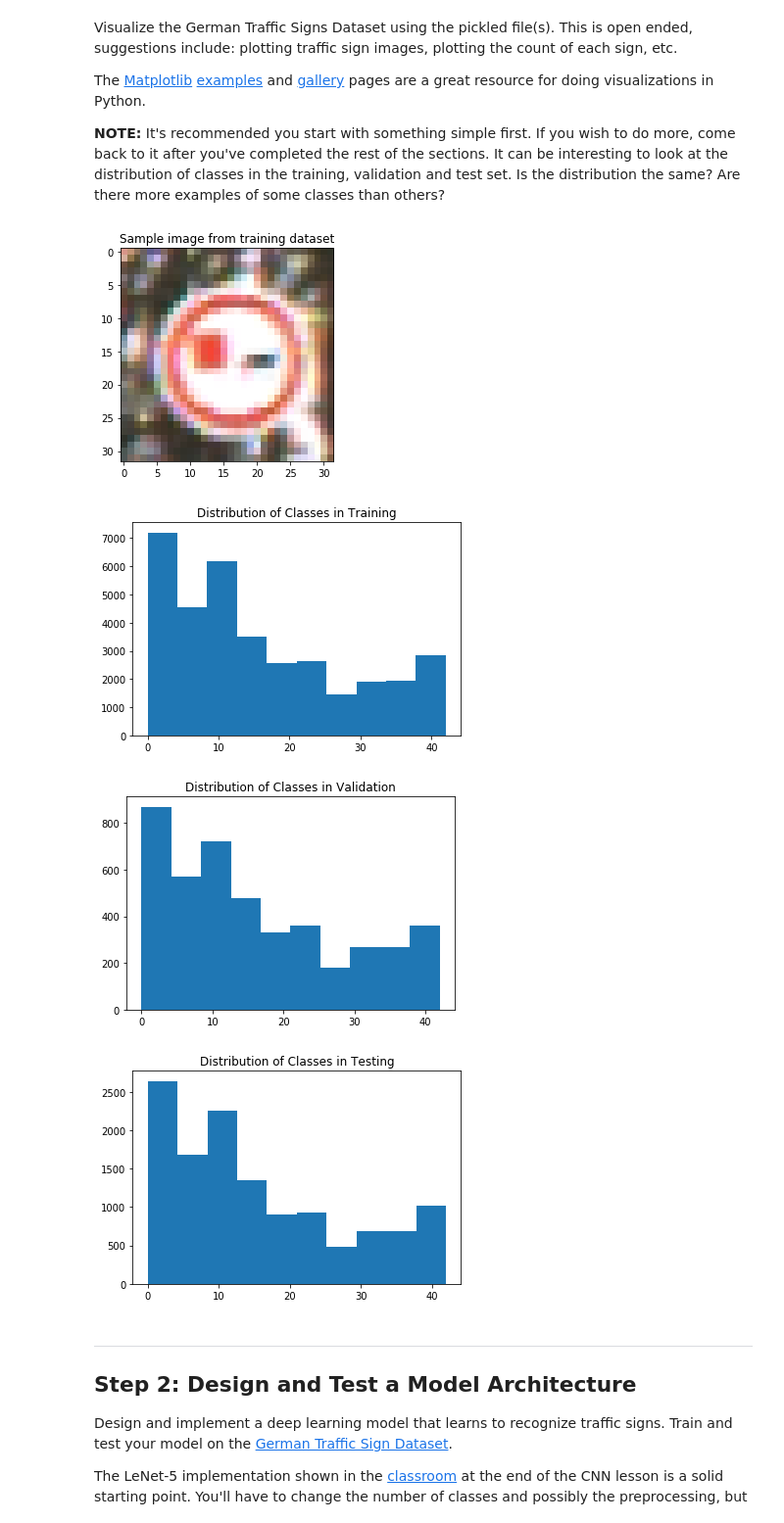
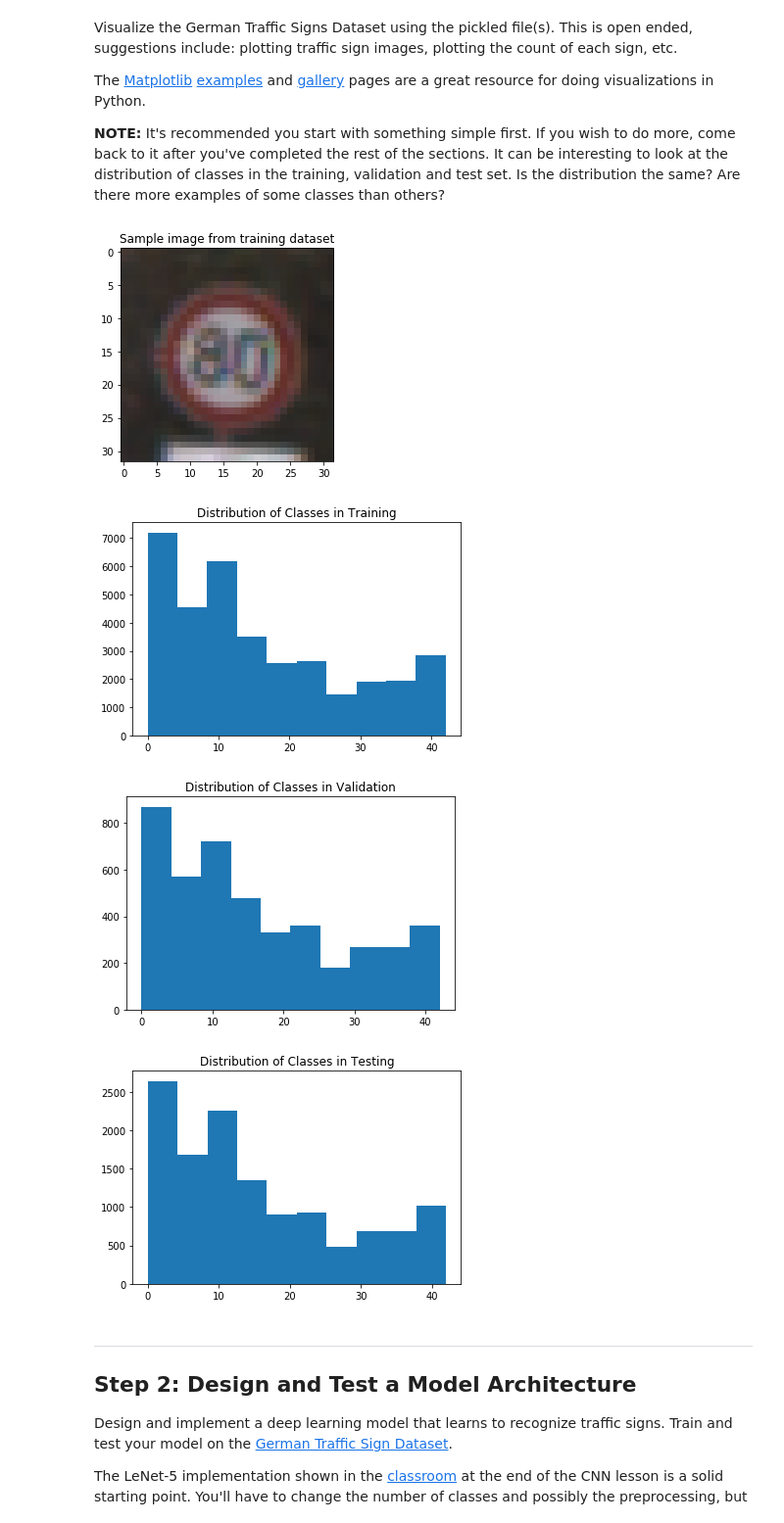
Before and after one commit to PedroHRPBS/CarND-Traffic-Sign-Classifier-Project, a Jupyter notebook: Traffic_Sign_Classifier.ipynb, the cells around one changed output. Shown at 98% size. Drawn from its saved outputs; the diff is of its cells as text; code cells hidden in the pictures.

```diff
--- a/Traffic_Sign_Classifier.ipynb
+++ b/Traffic_Sign_Classifier.ipynb
@@ -93,30 +93,30 @@ The [Matplotlib](http://matplotlib.org/) [examples](http://matplotlib.org/exampl
 # %%
 ### Data exploration visualization code goes here.
 ### Feel free to use as many code cells as needed.
 import matplotlib.pyplot as plt
 from random import randint
 
 # Visualizations will be shown in the notebook.
 %matplotlib inline
 
-rand = randint(0, X_train.shape[0])
+rand = randint(0, X_train.shape[0]-1)
 plt.imshow(X_train[rand])
 plt.title("Sample image from training dataset")
 plt.show()
 
 plt.hist(y_train)
 plt.title("Distribution of Classes in Training")
 plt.show()
 
 plt.hist(y_valid)
 plt.title("Distribution of Classes in Validation")
 plt.show()
 
 plt.hist(y_test)
 plt.title("Distribution of Classes in Testing")
 plt.show()
 # %% [output]
-[figure, old version]
+[figure, new version]
 [figure]
 [figure]
 [figure]
```
Also changed, not shown: parts of 4 cells of this notebook.
